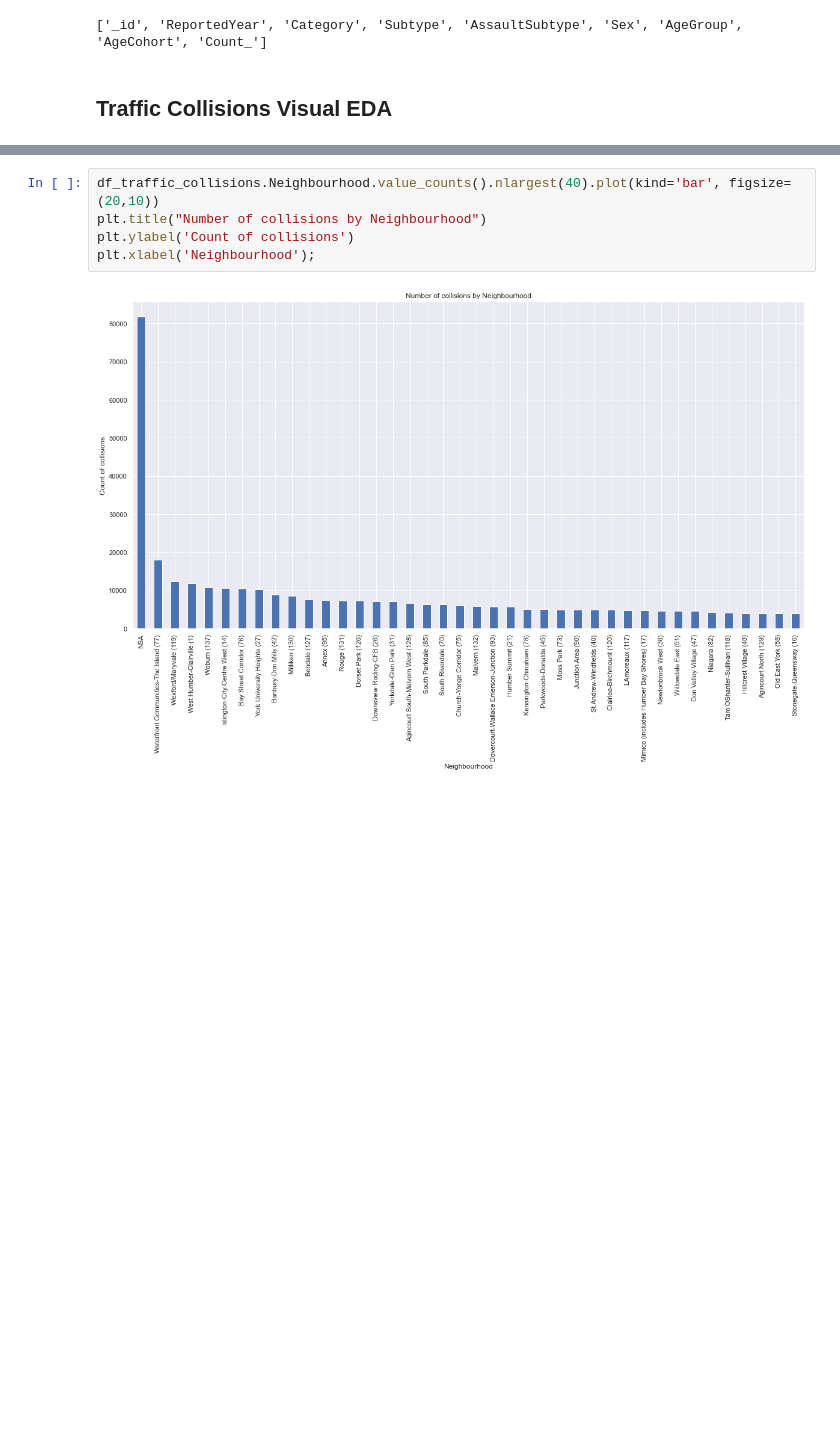
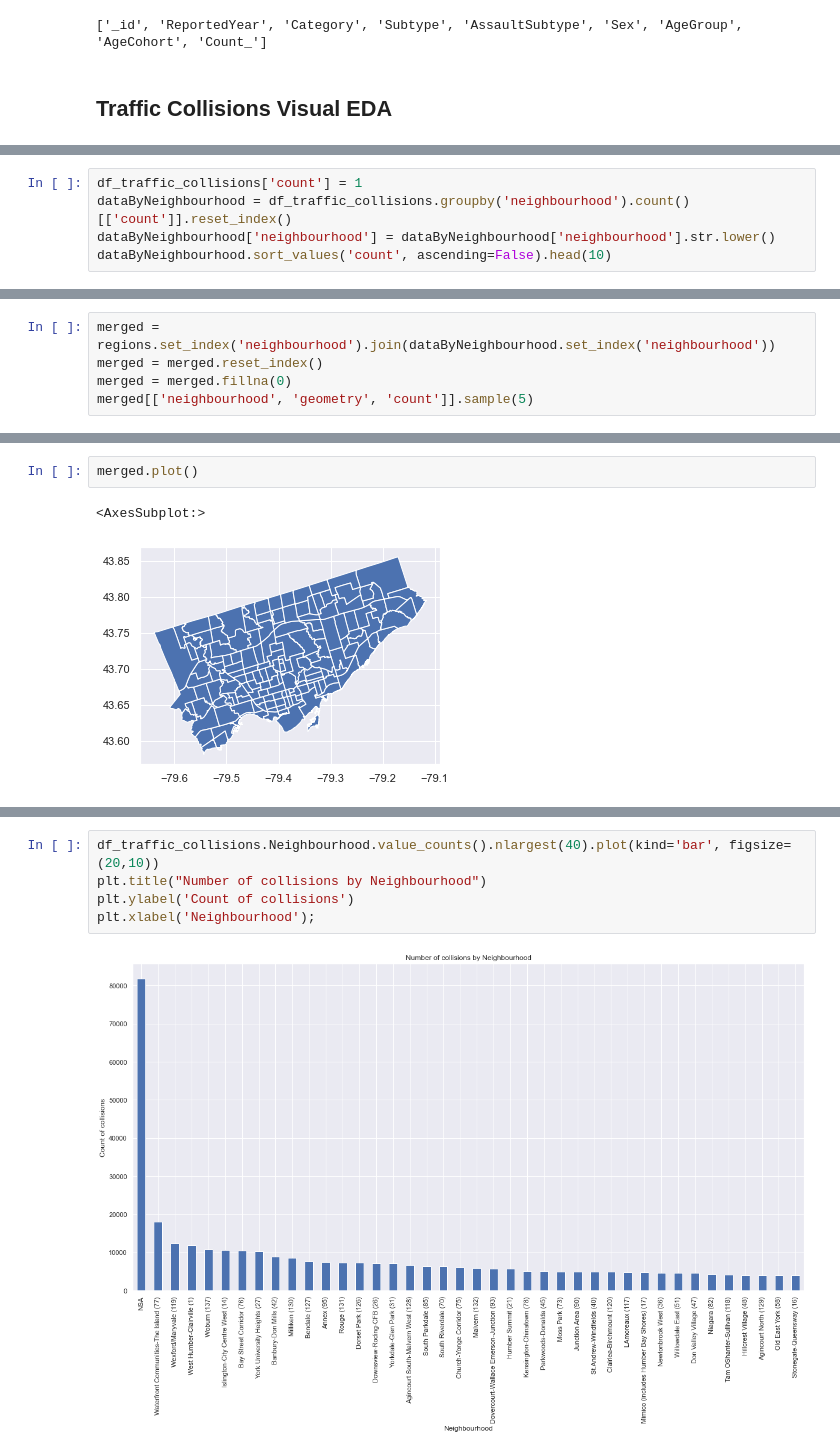
Before and after one commit to vhr1975/datasciw210, a Jupyter notebook: EDA/victor_ramirez_Toronto_EDA_Tensorflow.ipynb, the cells around one changed output, grey strips where cells are left out. Cells and saved outputs as stored; diff of their text form; blank space fills up the shorter version.

```diff
--- a/EDA/victor_ramirez_Toronto_EDA_Tensorflow.ipynb
+++ b/EDA/victor_ramirez_Toronto_EDA_Tensorflow.ipynb
@@ -368,0 +392,5 @@ print(df_victims_of_crime.columns.tolist())
+# %%
+df_traffic_collisions['count'] = 1
+dataByNeighbourhood = df_traffic_collisions.groupby('neighbourhood').count()[['count']].reset_index()
+dataByNeighbourhood['neighbourhood'] = dataByNeighbourhood['neighbourhood'].str.lower()
+dataByNeighbourhood.sort_values('count', ascending=False).head(10)
@@ -368,0 +409,5 @@ print(df_victims_of_crime.columns.tolist())
+# %%
+merged = regions.set_index('neighbourhood').join(dataByNeighbourhood.set_index('neighbourhood'))
+merged = merged.reset_index()
+merged = merged.fillna(0)
+merged[['neighbourhood', 'geometry', 'count']].sample(5)
@@ -368,0 +421,5 @@ print(df_victims_of_crime.columns.tolist())
+# %%
+merged.plot()
+# %% [output]
+<AxesSubplot:>
+[figure, added]
```
Also changed, not shown: parts of 8 cells of this notebook, 5 other files.
